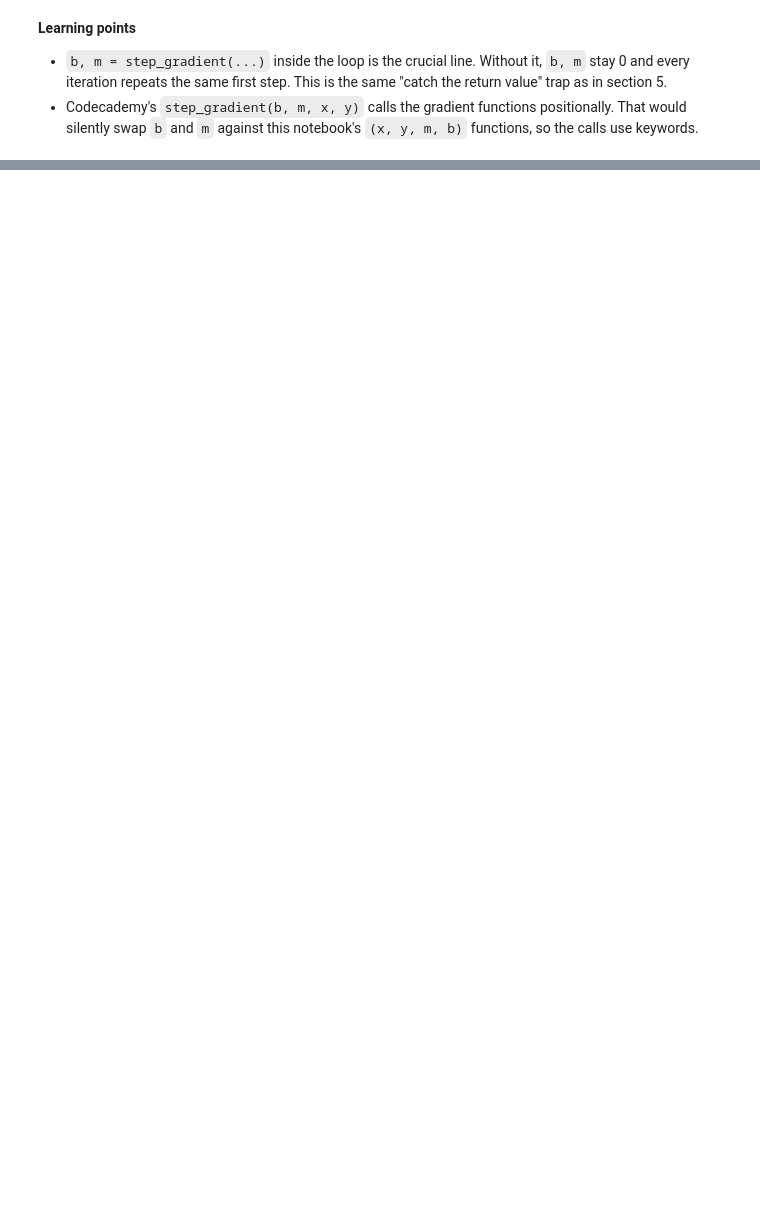
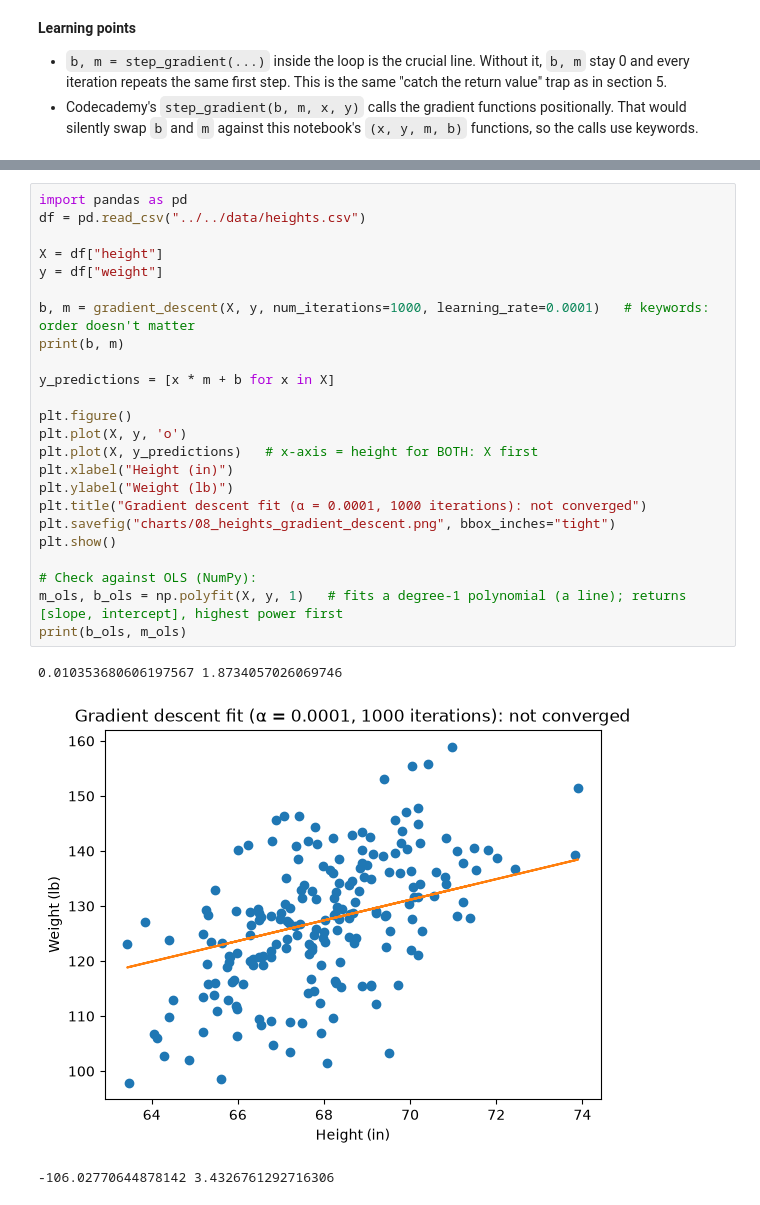
Before and after one commit to kkg98/panda-for-finance, a Jupyter notebook: notes/6_linear_regression/01_the_model.ipynb, the cells around one changed output, grey strips where cells are left out. Cells and saved outputs as stored; diff of their text form; blank space fills up the shorter version.

Commit message:
Linear Regression sections 8-9: heights data, scikit-learn; add charts, heights.csv, scikit-learn to setup

```diff
--- a/notes/6_linear_regression/01_the_model.ipynb
+++ b/notes/6_linear_regression/01_the_model.ipynb
@@ -243,0 +258,28 @@ plt.show()
+# %%
+import pandas as pd
+df = pd.read_csv("../../data/heights.csv")
+
+X = df["height"]
+y = df["weight"]
+
+b, m = gradient_descent(X, y, num_iterations=1000, learning_rate=0.0001)   # keywords: order doesn't matter
+print(b, m)
+
+y_predictions = [x * m + b for x in X]
+
+plt.figure()
+plt.plot(X, y, 'o')
+plt.plot(X, y_predictions)   # x-axis = height for BOTH: X first
+plt.xlabel("Height (in)")
+plt.ylabel("Weight (lb)")
+plt.title("Gradient descent fit (α = 0.0001, 1000 iterations): not converged")
+plt.savefig("charts/08_heights_gradient_descent.png", bbox_inches="tight")
+plt.show()
+
+# Check against OLS (NumPy):
+m_ols, b_ols = np.polyfit(X, y, 1)   # fits a degree-1 polynomial (a line); returns [slope, intercept], highest power first
+print(b_ols, m_ols)
+# %% [output]
+0.010353680606197567 1.8734057026069746
+[figure, added]
+-106.02770644878142 3.4326761292716306
```
Also changed, not shown: parts of 7 cells of this notebook, 7 other files.
